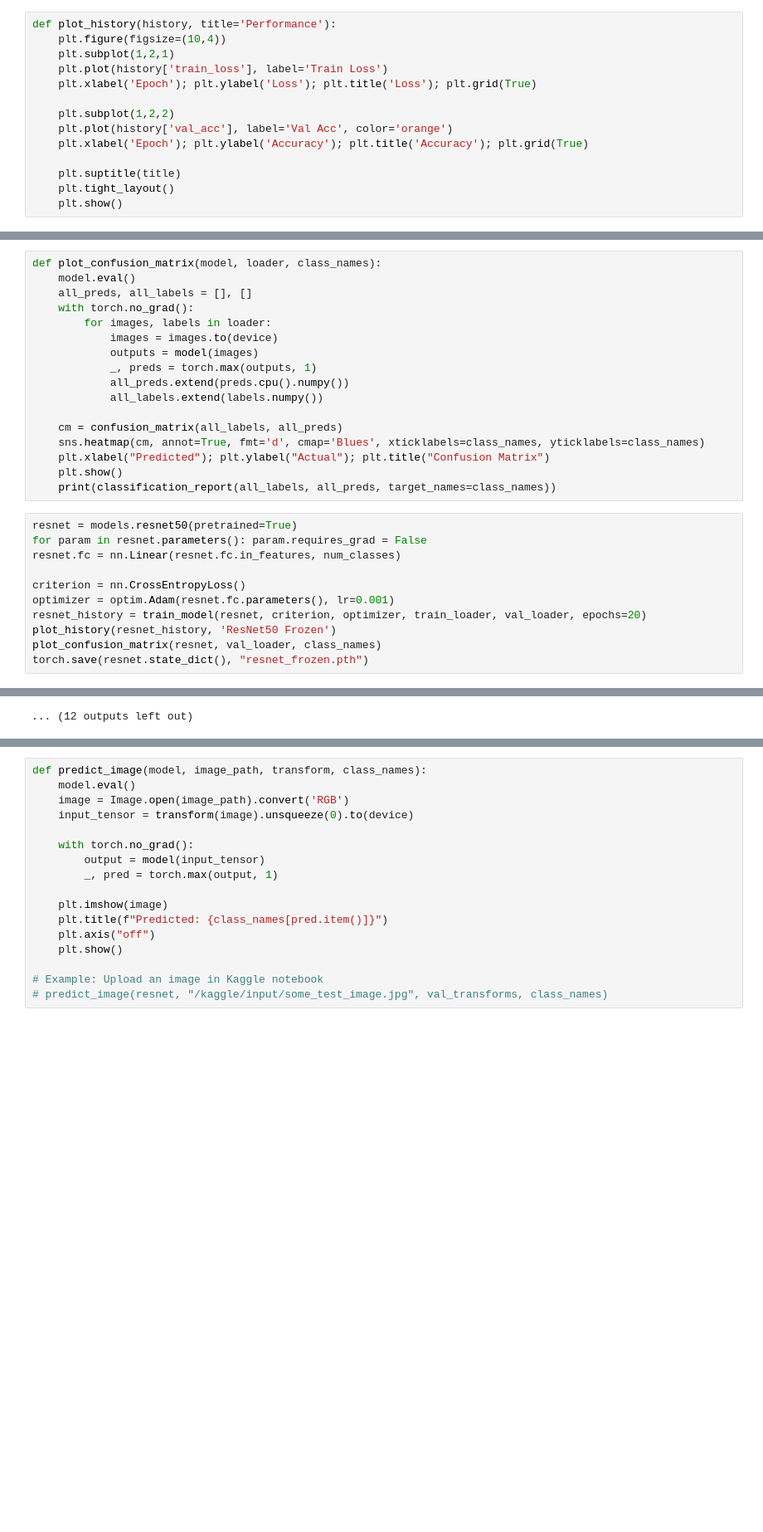
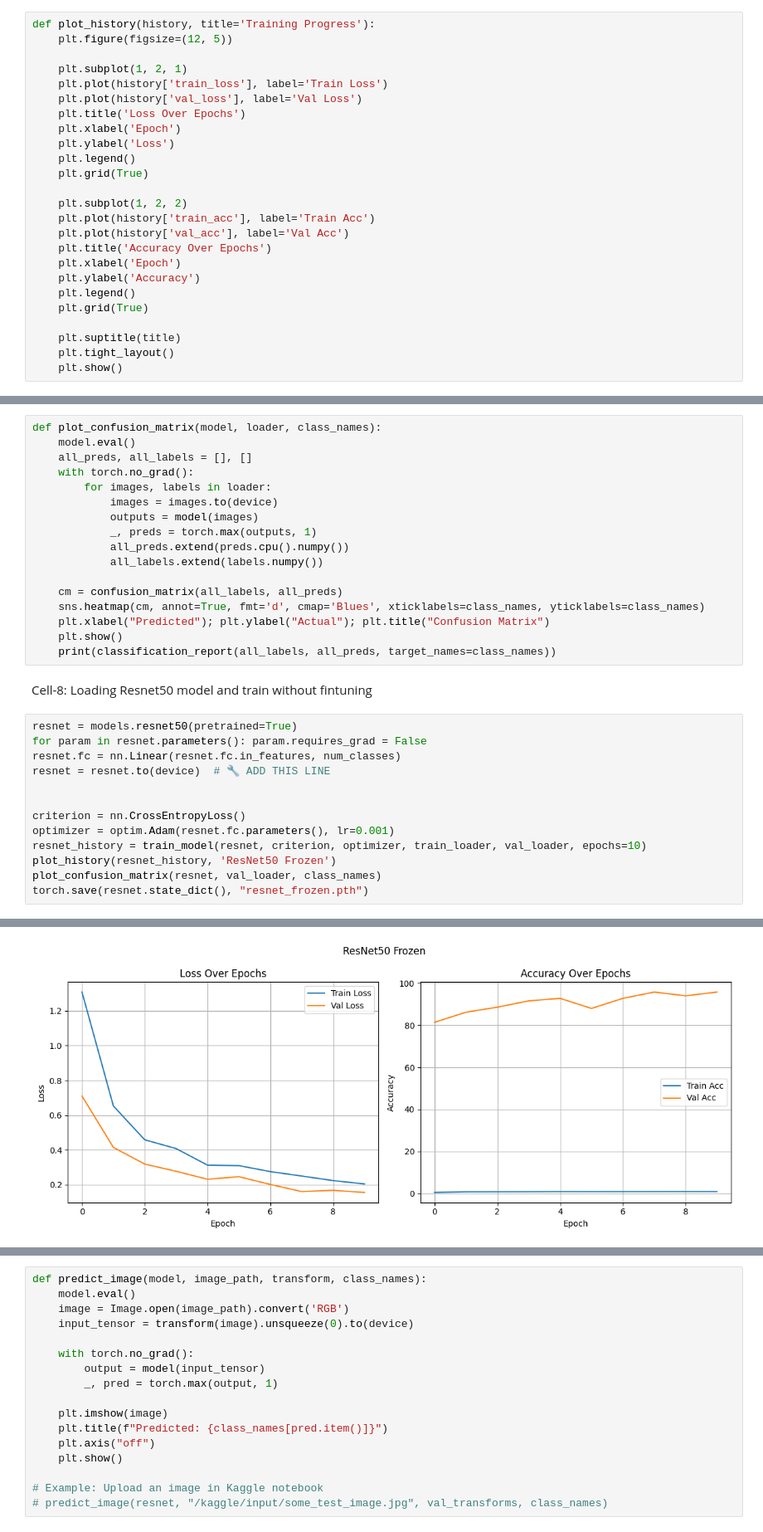
Before and after one commit to dev-kawser/FYDP-I, a Jupyter notebook: riceresq.ipynb, the cells around one changed output, grey strips where cells are left out. Shown at 83% size. Saved outputs shown, nothing was run; the diff lists cells and outputs as text; blank space fills up the shorter version.

```diff
--- a/riceresq.ipynb
+++ b/riceresq.ipynb
@@ -113,13 +183,24 @@ def evaluate_model(model, loader):
 # %%
-def plot_history(history, title='Performance'):
-    plt.figure(figsize=(10,4))
-    plt.subplot(1,2,1)
+def plot_history(history, title='Training Progress'):
+    plt.figure(figsize=(12, 5))
+
+    plt.subplot(1, 2, 1)
     plt.plot(history['train_loss'], label='Train Loss')
-    plt.xlabel('Epoch'); plt.ylabel('Loss'); plt.title('Loss'); plt.grid(True)
+    plt.plot(history['val_loss'], label='Val Loss')
+    plt.title('Loss Over Epochs')
+    plt.xlabel('Epoch')
+    plt.ylabel('Loss')
+    plt.legend()
+    plt.grid(True)
 
-    plt.subplot(1,2,2)
-    plt.plot(history['val_acc'], label='Val Acc', color='orange')
-    plt.xlabel('Epoch'); plt.ylabel('Accuracy'); plt.title('Accuracy'); plt.grid(True)
+    plt.subplot(1, 2, 2)
+    plt.plot(history['train_acc'], label='Train Acc')
+    plt.plot(history['val_acc'], label='Val Acc')
+    plt.title('Accuracy Over Epochs')
+    plt.xlabel('Epoch')
+    plt.ylabel('Accuracy')
+    plt.legend()
+    plt.grid(True)
 
     plt.suptitle(title)
     plt.tight_layout()
@@ -141,14 +224,18 @@ def plot_confusion_matrix(model, loader, class_names):
     plt.xlabel("Predicted"); plt.ylabel("Actual"); plt.title("Confusion Matrix")
     plt.show()
     print(classification_report(all_labels, all_preds, target_names=class_names))
+# %% [markdown]
+Cell-8: Loading Resnet50 model and train without fintuning
 # %%
 resnet = models.resnet50(pretrained=True)
 for param in resnet.parameters(): param.requires_grad = False
 resnet.fc = nn.Linear(resnet.fc.in_features, num_classes)
+resnet = resnet.to(device)  # 🔧 ADD THIS LINE
+
 
 criterion = nn.CrossEntropyLoss()
 optimizer = optim.Adam(resnet.fc.parameters(), lr=0.001)
-resnet_history = train_model(resnet, criterion, optimizer, train_loader, val_loader, epochs=20)
+resnet_history = train_model(resnet, criterion, optimizer, train_loader, val_loader, epochs=10)
 plot_history(resnet_history, 'ResNet50 Frozen')
 plot_confusion_matrix(resnet, val_loader, class_names)
 torch.save(resnet.state_dict(), "resnet_frozen.pth")
@@ -165,0 +253 @@ Epoch 9/20, Loss: 5.1817, Val Acc: 97.01%
+[figure, added]
@@ -168 +266,0 @@ Epoch 11/20, Loss: 4.5674, Val Acc: 95.81%
-... (12 outputs left out)
```
Also changed, not shown: parts of 27 cells of this notebook.
